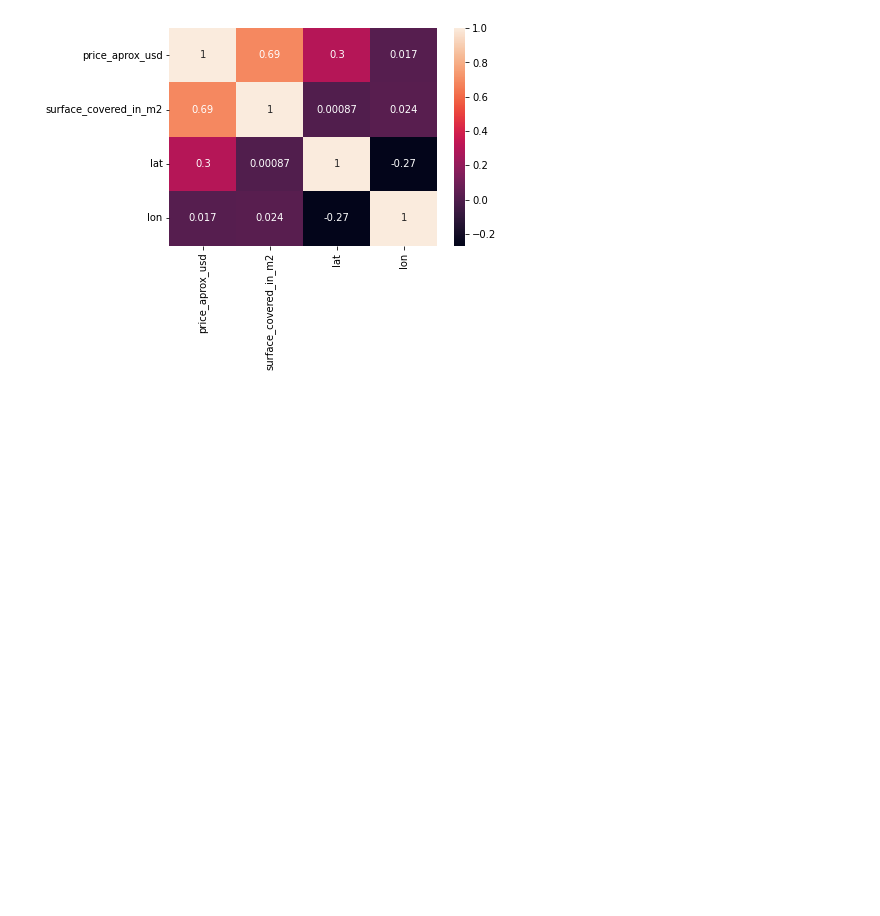
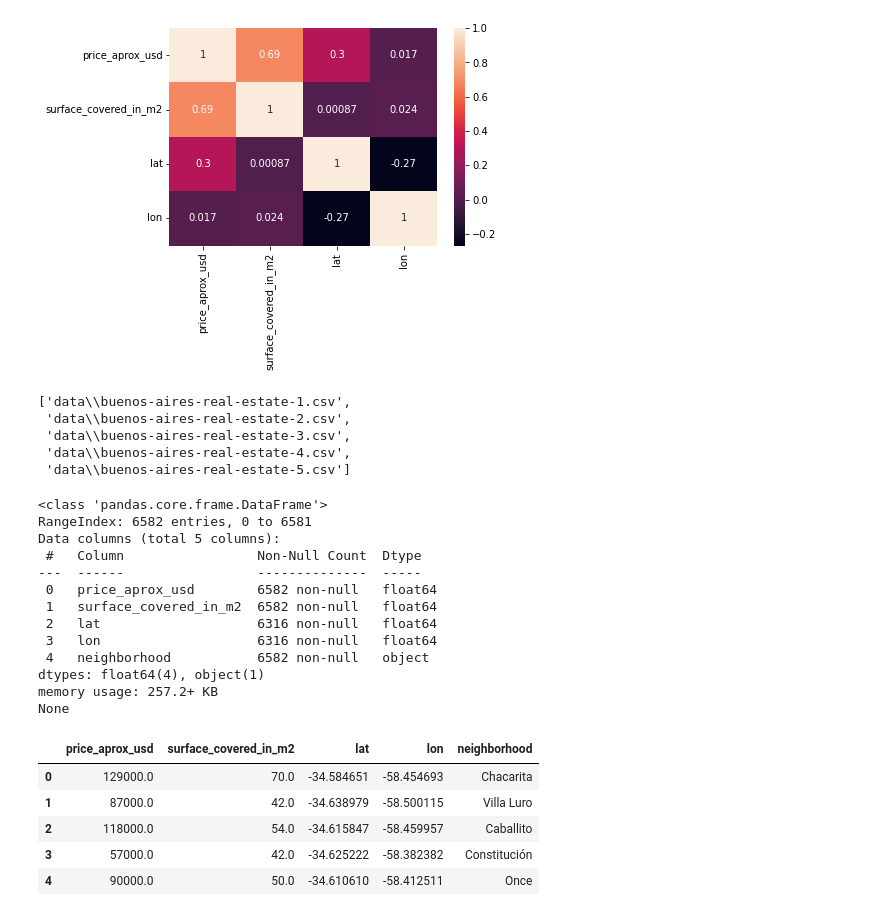
Before and after one commit to nolanspecter/data_science_projects, a Jupyter notebook: Predicting House Price in Buenos Aires/housing_in_BA.ipynb, the cells around one changed output. Cells and saved outputs as stored; diff of their text form; code cells hidden in the pictures; blank space fills up the shorter version.

Commit message:
Project 2 - Wrangle all data and saved to train

```diff
--- a/Predicting House Price in Buenos Aires/housing_in_BA.ipynb
+++ b/Predicting House Price in Buenos Aires/housing_in_BA.ipynb
@@ -261,3 +261,37 @@ sns.heatmap(df.corr(), annot=True)
 # %% [output]
 <AxesSubplot:>
 [figure]
+# %%
+files = glob("data/buenos-aires-real-estate-*.csv")
+files
+# %% [output]
+['data\\buenos-aires-real-estate-1.csv',
+ 'data\\buenos-aires-real-estate-2.csv',
+ 'data\\buenos-aires-real-estate-3.csv',
+ 'data\\buenos-aires-real-estate-4.csv',
+ 'data\\buenos-aires-real-estate-5.csv']
+# %%
+frames = [wrangle(file) for file in files]
+df = pd.concat(frames, ignore_index = True)
+print(df.info())
+df.head()
+# %% [output]
+<class 'pandas.core.frame.DataFrame'>
+RangeIndex: 6582 entries, 0 to 6581
+Data columns (total 5 columns):
+ #   Column                 Non-Null Count  Dtype
+---  ------                 --------------  -----
+ 0   price_aprox_usd        6582 non-null   float64
+ 1   surface_covered_in_m2  6582 non-null   float64
+ 2   lat                    6316 non-null   float64
+ 3   lon                    6316 non-null   float64
+ 4   neighborhood           6582 non-null   object
+dtypes: float64(4), object(1)
+memory usage: 257.2+ KB
+None
+|  | price_aprox_usd | surface_covered_in_m2 | lat | lon | neighborhood |
+| 0 | 129000.0 | 70.0 | -34.584651 | -58.454693 | Chacarita |
+| 1 | 87000.0 | 42.0 | -34.638979 | -58.500115 | Villa Luro |
+| 2 | 118000.0 | 54.0 | -34.615847 | -58.459957 | Caballito |
+| 3 | 57000.0 | 42.0 | -34.625222 | -58.382382 | Constitución |
+| 4 | 90000.0 | 50.0 | -34.610610 | -58.412511 | Once |
```
Also changed, not shown: parts of 1 cell of this notebook, 1 other file.
